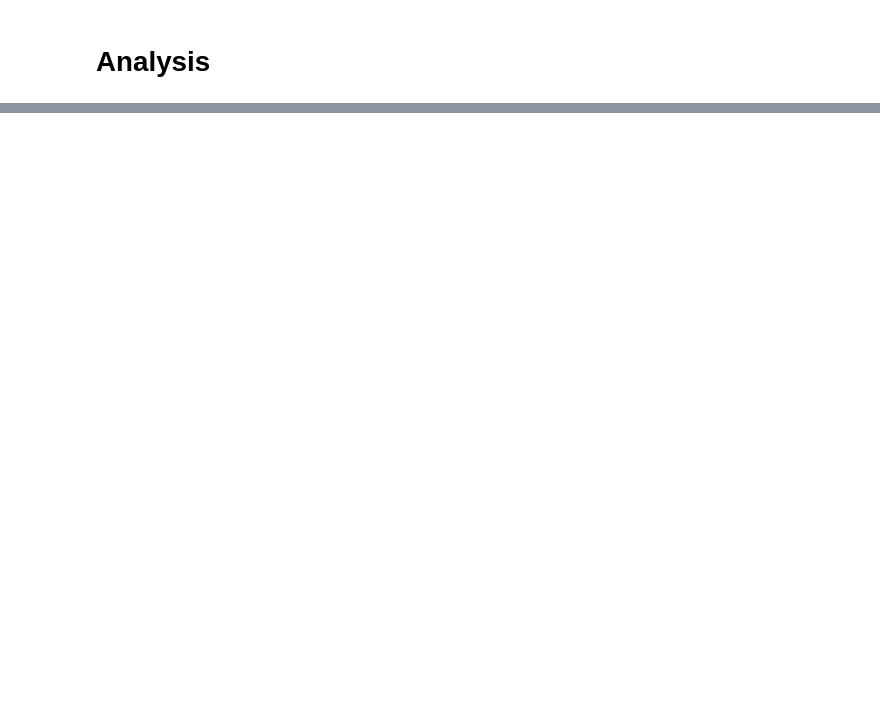
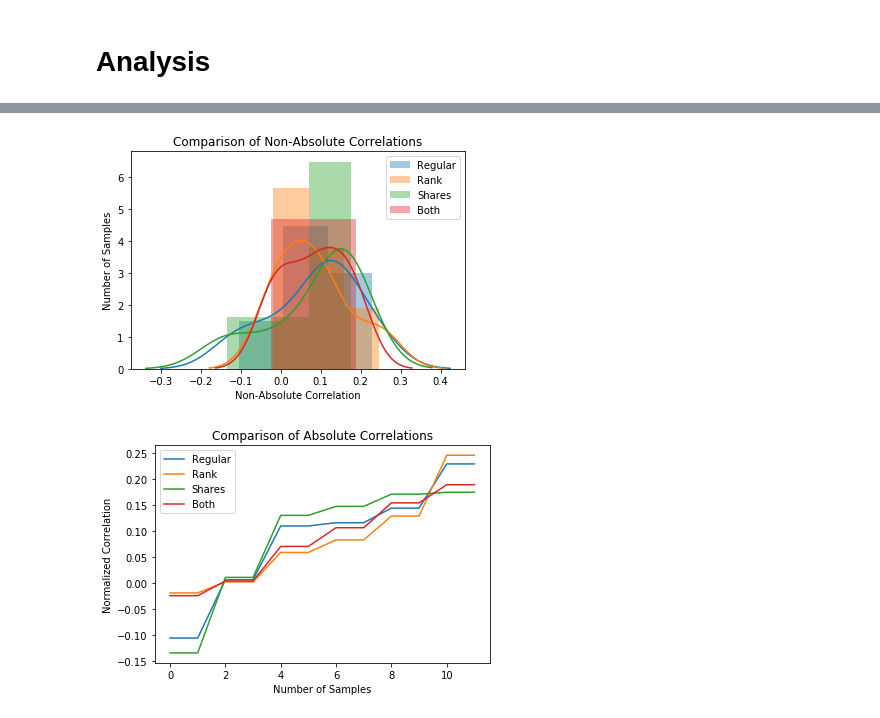
Before and after one commit to Hesiod-Labs/HYPAR, a Jupyter notebook: hypar-app.ipynb, the cells around one changed output, grey strips where cells are left out. Saved outputs shown, nothing was run; the diff lists cells and outputs as text; code cells hidden in the pictures; blank space fills up the shorter version.

Commit message:
Big Update (but very buggy)
Pretty much all of plotting and analysis don't work/need to be cleaned up a lot. Will add in docstrings to everything later so that the new implementation makes sense.

```diff
--- a/hypar-app.ipynb
+++ b/hypar-app.ipynb
@@ -28,7 +31,7 @@ Here is an arrow-digram outlining the Portfolio creation pipeline:
 # %% [markdown]
 # Making a Portfolio
 # %%
-p = DataCollection.generate_portfolio()
+p = data_collection.generate_portfolio()
 # %% [output]
 Enter "stable" for real data and "sandbox" for test data: sandbox
 Version already exists
@@ -138,0 +132,43 @@ d['summed coeff']
+# %%
+# The following will eventually be added to the plotting module. For now, it must be done manually.
+
+# Randomly assign number of stocks owned
+for stock in p.stocks.keys():
+    p.stocks[stock].num_shares[p] = np.random.randint(1,15)
+
+# Calculate all the weightings of correlation (i.e. regular, rank, shares, both)
+b='spearman'
+a=False
+c=True
+sh=True
+r=True
+
+reg = analysis.correlation(p, method=b, absolute=a, coeffs_only=c)
+rank = analysis.correlation(p, method=b, weight_by_rank=r, absolute=a, coeffs_only=c)
+shares = analysis.correlation(p, method=b, weight_by_shares=sh, absolute=a, coeffs_only=c)
+both = analysis.correlation(p, method=b, weight_by_rank=r, weight_by_shares=sh, absolute=a, coeffs_only=c)
+
+ax = sns.distplot(reg, label='Regular')
+sns.distplot(rank, label='Rank')
+sns.distplot(shares, label='Shares')
+sns.distplot(both, label='Both')
+ax.set_xlabel('Non-Absolute Correlation')
+ax.set_ylabel('Number of Samples')
+ax.set_title('Comparison of Non-Absolute Correlations')
+ax.legend()
+#plt.savefig(fname='Non-Absolute Corrs SNS', dpi=600)
+plt.show()
+
+plt.plot(reg, label='Regular')
+plt.plot(rank, label='Rank')
+plt.plot(shares, label='Shares')
+plt.plot(both, label='Both')
+plt.xlabel('Number of Samples')
+plt.ylabel('Normalized Correlation')
+plt.title('Comparison of Absolute Correlations')
+plt.legend()
+plt.savefig(fname='Absolute Corrs', dpi=600)
+plt.show()
+# %% [output]
+[figure, added]
+[figure, added]
```
Also changed, not shown: parts of 20 cells of this notebook, 6 other files.
